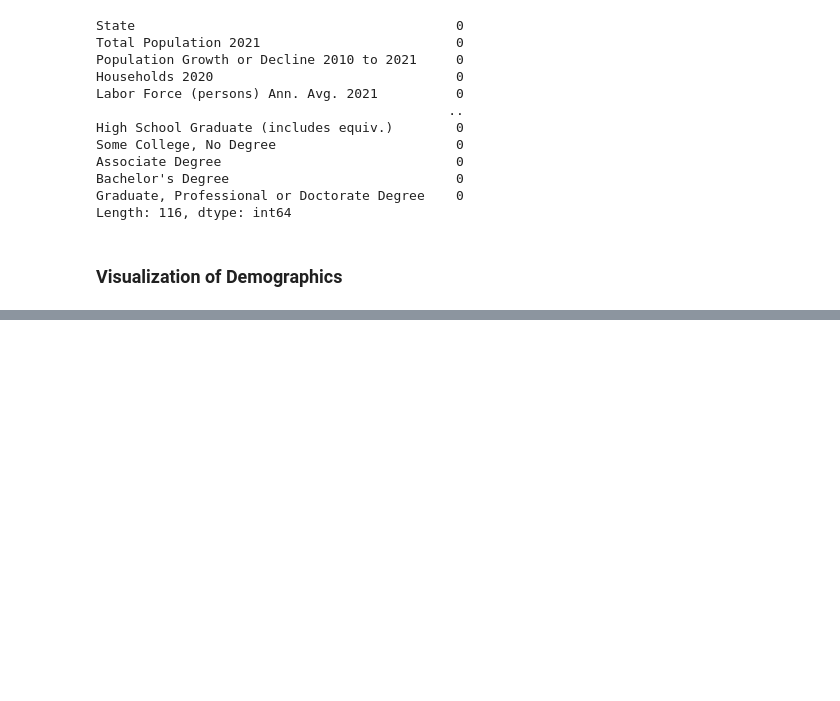
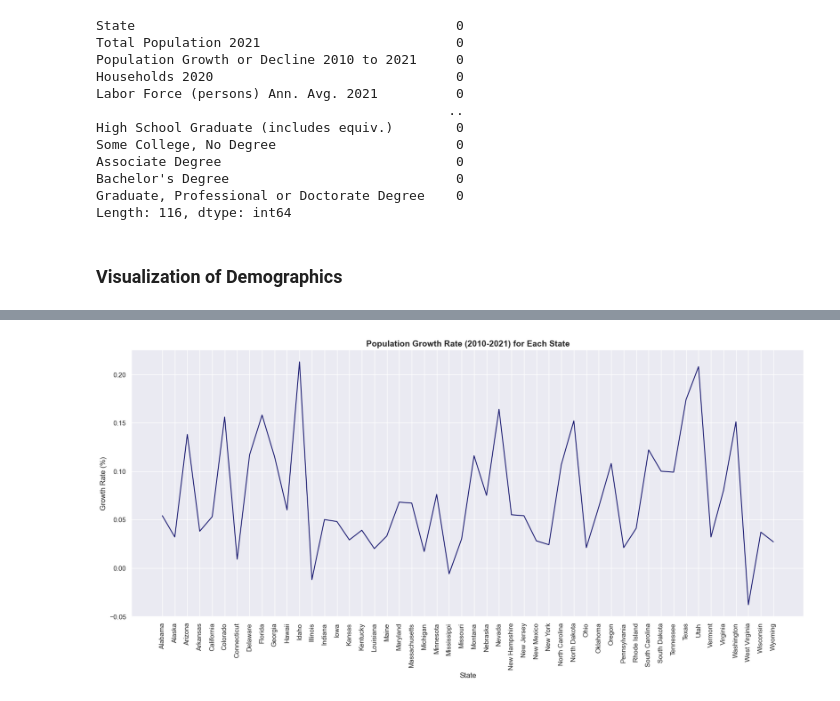
Before and after one commit to Tyler-KD/entering-the-us-market, a Jupyter notebook: entering_the_us_market.ipynb, the cells around one changed output, grey strips where cells are left out. Cells and saved outputs as stored; diff of their text form; code cells hidden in the pictures; blank space fills up the shorter version.

```diff
--- a/entering_the_us_market.ipynb
+++ b/entering_the_us_market.ipynb
@@ -123,0 +125,12 @@ See the caveats in the documentation: https://pandas.pydata.org/pandas-docs/stab
+# %%
+# Create a line chart to compare the population growth rate from 2010 to 2021 for each state. X-axis: States, Y-axis: Growth Rate.
+plt.figure(figsize = (20, 8))
+plt.plot(df_population["State"], df_population["Population Growth or Decline 2010 to 2021"], color = 'midnightblue')
+plt.title('Population Growth Rate (2010-2021) for Each State', fontsize = 14, fontweight = 'bold')
+plt.ylabel('Growth Rate (%)')
+plt.xlabel('State')
+plt.xticks(rotation=90)
+plt.grid(True)
+plt.show()
+# %% [output]
+[figure, added]
```
Also changed, not shown: parts of 3 cells of this notebook.
